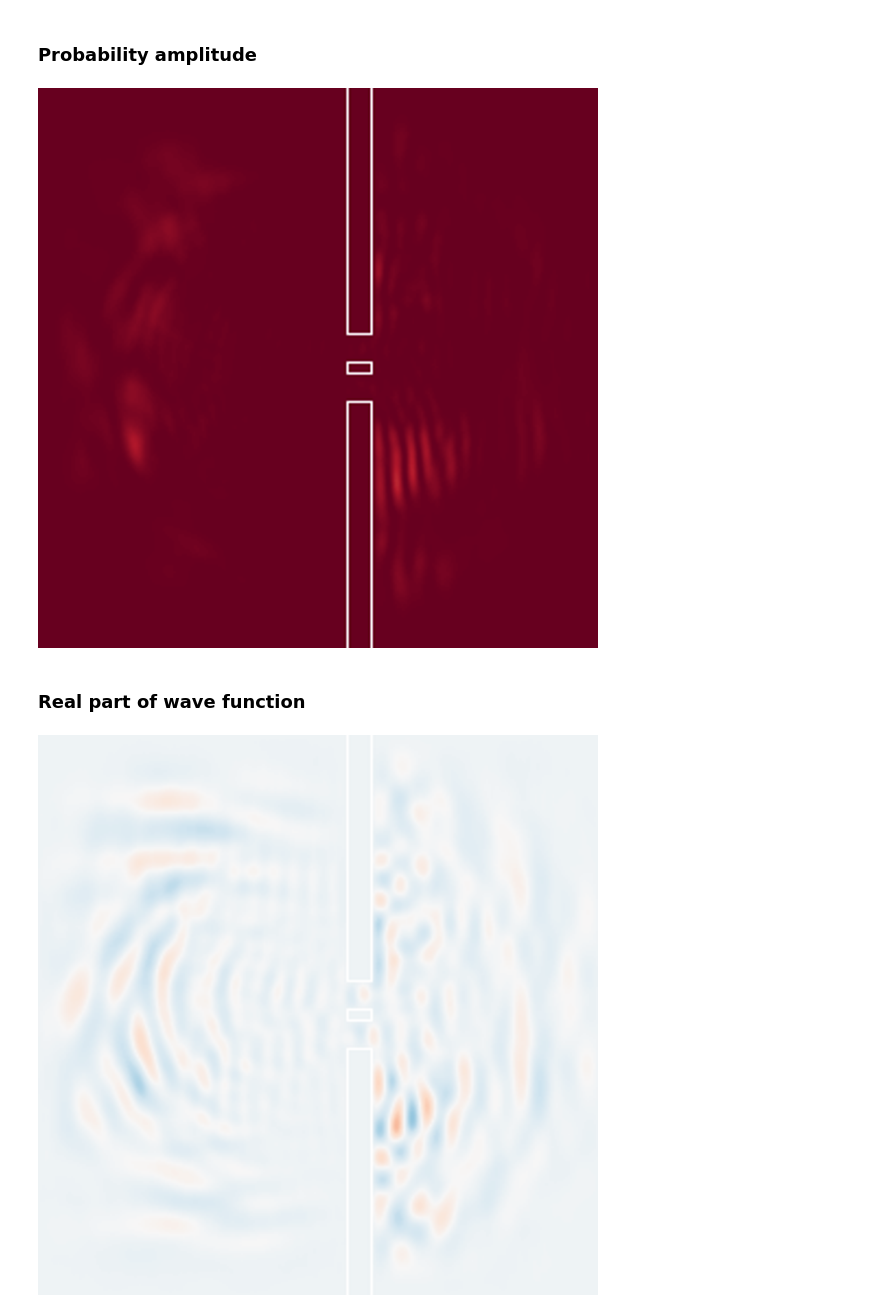
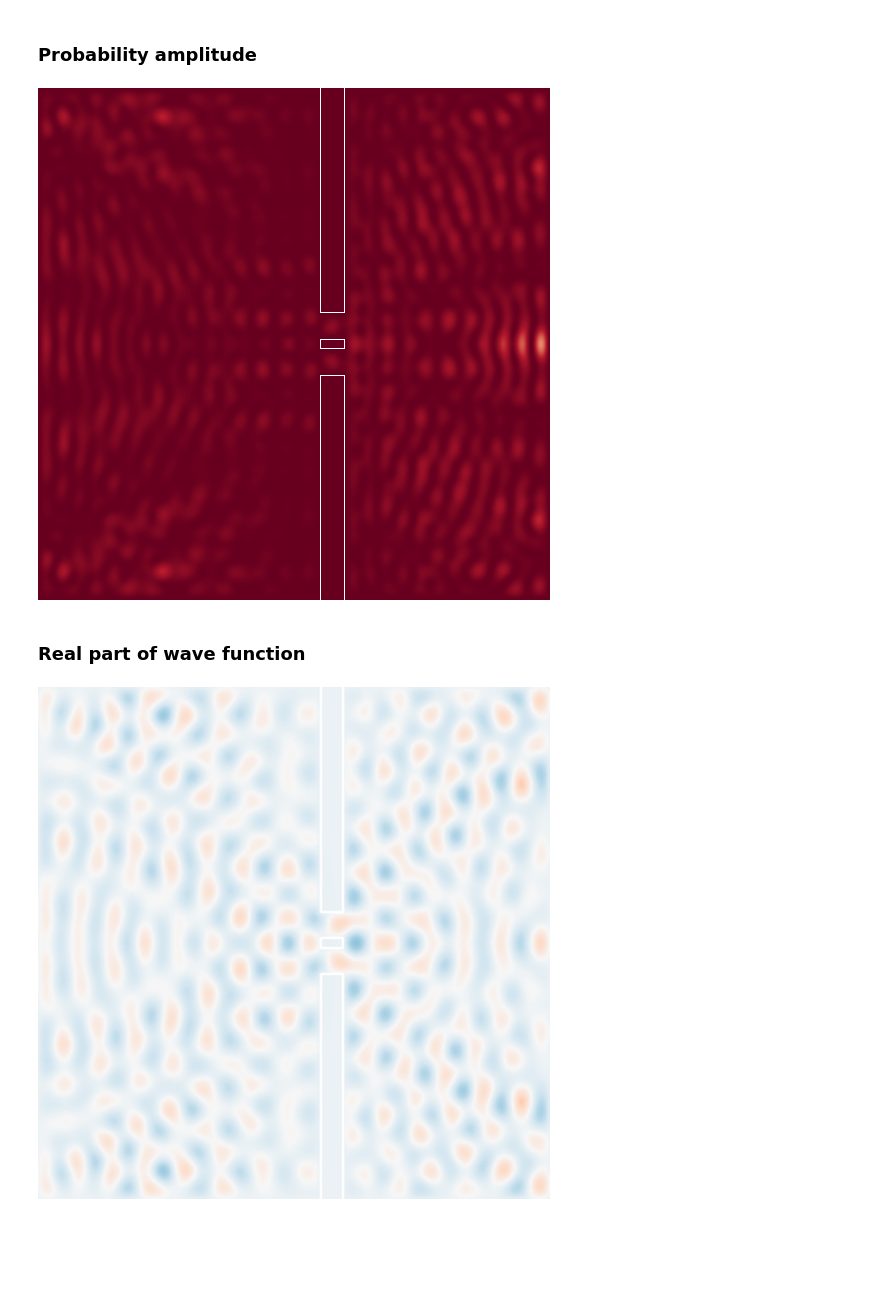
Before and after one commit to camlaedtke/Physics-Simulations, a Jupyter notebook: Schrodinger 2D.ipynb, the cells around one changed output. Drawn from its saved outputs; the diff is of its cells as text; code cells hidden in the pictures; blank space fills up the shorter version.

```diff
--- a/Schrodinger 2D.ipynb
+++ b/Schrodinger 2D.ipynb
@@ -226,19 +226,20 @@ def integrate(MM, N, Δx):
 # %% [markdown]
 # Main
 # %%
-N = 256
+N = 512
 SIZE = 10
 Δt = 0.001
 Δx = SIZE/N
-V="5*x**2 + 5*y**2"
-# V = "False"
+# V="5*x**2 + 5*y**2"
+V = "False"
 
-x0 =  [-3.0 ]
-y0 =  [-1.0 ]
-k_x = [ 9.5 ]
-k_y = [ 2.0 ]
-a_x = [ 0.8 ]
-a_y = [ 0.8 ]
+
+x0 =  [-2.5]
+y0 =  [ 0.0]
+k_x = [ 9.0]
+k_y = [ 0.0]
+a_x = [ 0.8]
+a_y = [ 0.8]
 
 
 #Potential as a function of x and y
@@ -249,6 +250,7 @@ potential_boudnary = []
 
 #Obstacle: boolean expression in fct of x and y (set to False if you do not want an obstacle)
 obstacles = "(x > 0.5 and x < 1 and not ((y > 0.1 and y < 0.6) or (y < -0.1 and y > -0.6)))"
+# obstacles = "False"
 field.setObstacle(obstacles)
 wall_potential = 1e10
 # %%
@@ -431,27 +437,27 @@ for i in range(N_iter):
     for i, j in potential_boudnary:
         rgb_map[i][j] = 1, 1, 1
     img = Image.fromarray(np.uint8(rgb_map * 255))
-    img = img.resize((800,800))
+    # img = img.resize((512,512))
     clear_output(wait=True)
     display(img)
 # %% [output]
-[figure, old version]
+[figure, new version]
 # %% [markdown]
 ### Real part of wave function
 # %%
 cmap = plt.cm.RdBu
 norm = plt.Normalize(ΨR_arr.min(), ΨR_arr.max())
 
 for i in range(N_iter):
     rgb_map = None
     data = ΨR_arr[i]
     rgb_map = cmap(norm(data))
     rgb_map = rgb_map[:, :, :3]
     for i, j in potential_boudnary:
         rgb_map[i][j] = 1, 1, 1
     img = Image.fromarray(np.uint8(rgb_map * 255))
-    img = img.resize((800,800))
+    # img = img.resize((512,512))
     clear_output(wait=True)
     display(img)
 # %% [output]
-[figure, old version]
+[figure, new version]
```
Also changed, not shown: parts of 16 cells of this notebook.
